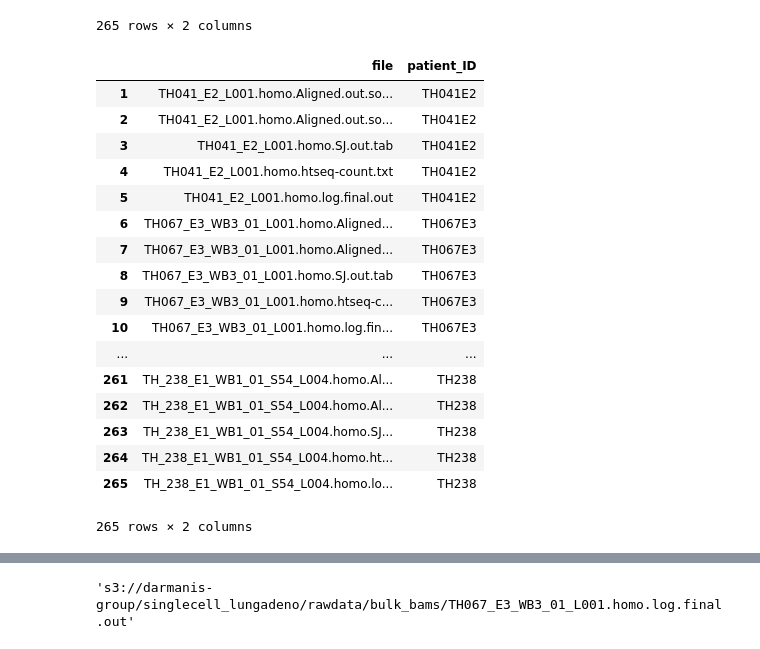
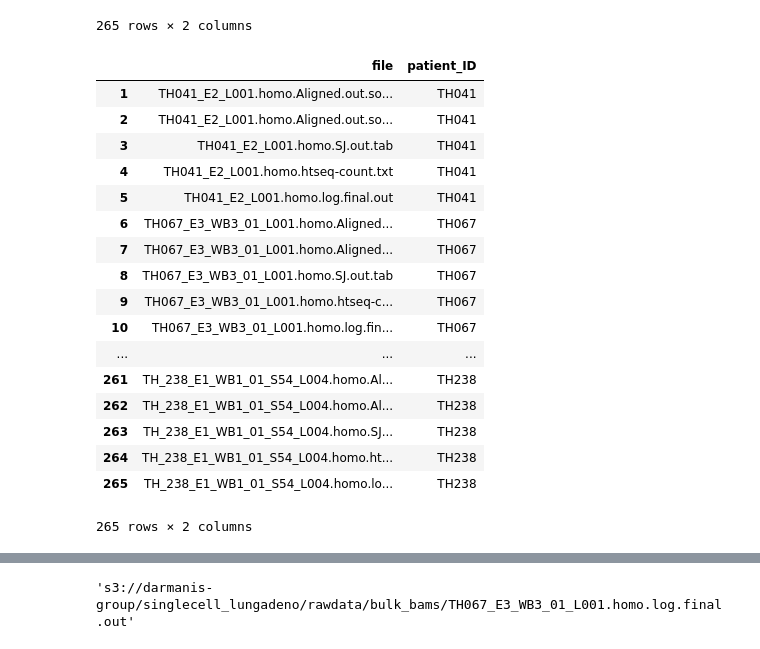
Before and after one commit to czbiohub/SNP_calling_pipeline, a Jupyter notebook: py_notebooks/create_runbatch_config/create_runbatch_bulk.ipynb, the cells around one changed output, grey strips where cells are left out. Cells and saved outputs as stored; diff of their text form; code cells hidden in the pictures.

```diff
--- a/py_notebooks/create_runbatch_config/create_runbatch_bulk.ipynb
+++ b/py_notebooks/create_runbatch_config/create_runbatch_bulk.ipynb
@@ -116,26 +116,24 @@ patients_df
 # %%
 for i in range(0,len(patients_df.index)):
     currFile = patients_df['file'].iloc[i]
     currFileSplit = currFile.split('_')
     currID = currFileSplit[0] + currFileSplit[1]
-    #currID_split = currID.split('E')[0]
-    #print(currID_split)
-    #patients_df['patient_ID'].iloc[i] = currID_split
-    patients_df['patient_ID'].iloc[i] = currID
+    currID_split = currID.split('E')[0]
+    patients_df['patient_ID'].iloc[i] = currID_split
 
 patients_df
 # %% [output]
 |  | file | patient_ID |
-| 1 | TH041_E2_L001.homo.Aligned.out.so... | TH041E2 |
-| 2 | TH041_E2_L001.homo.Aligned.out.so... | TH041E2 |
-| 3 | TH041_E2_L001.homo.SJ.out.tab | TH041E2 |
-| 4 | TH041_E2_L001.homo.htseq-count.txt | TH041E2 |
-| 5 | TH041_E2_L001.homo.log.final.out | TH041E2 |
-| 6 | TH067_E3_WB3_01_L001.homo.Aligned... | TH067E3 |
-| 7 | TH067_E3_WB3_01_L001.homo.Aligned... | TH067E3 |
-| 8 | TH067_E3_WB3_01_L001.homo.SJ.out.tab | TH067E3 |
-| 9 | TH067_E3_WB3_01_L001.homo.htseq-c... | TH067E3 |
-| 10 | TH067_E3_WB3_01_L001.homo.log.fin... | TH067E3 |
+| 1 | TH041_E2_L001.homo.Aligned.out.so... | TH041 |
+| 2 | TH041_E2_L001.homo.Aligned.out.so... | TH041 |
+| 3 | TH041_E2_L001.homo.SJ.out.tab | TH041 |
+| 4 | TH041_E2_L001.homo.htseq-count.txt | TH041 |
+| 5 | TH041_E2_L001.homo.log.final.out | TH041 |
+| 6 | TH067_E3_WB3_01_L001.homo.Aligned... | TH067 |
+| 7 | TH067_E3_WB3_01_L001.homo.Aligned... | TH067 |
+| 8 | TH067_E3_WB3_01_L001.homo.SJ.out.tab | TH067 |
+| 9 | TH067_E3_WB3_01_L001.homo.htseq-c... | TH067 |
+| 10 | TH067_E3_WB3_01_L001.homo.log.fin... | TH067 |
 | ... | ... | ... |
 | 261 | TH_238_E1_WB1_01_S54_L004.homo.Al... | TH238 |
 | 262 | TH_238_E1_WB1_01_S54_L004.homo.Al... | TH238 |
```
Also changed, not shown: parts of 11 cells of this notebook, 51 other files.
